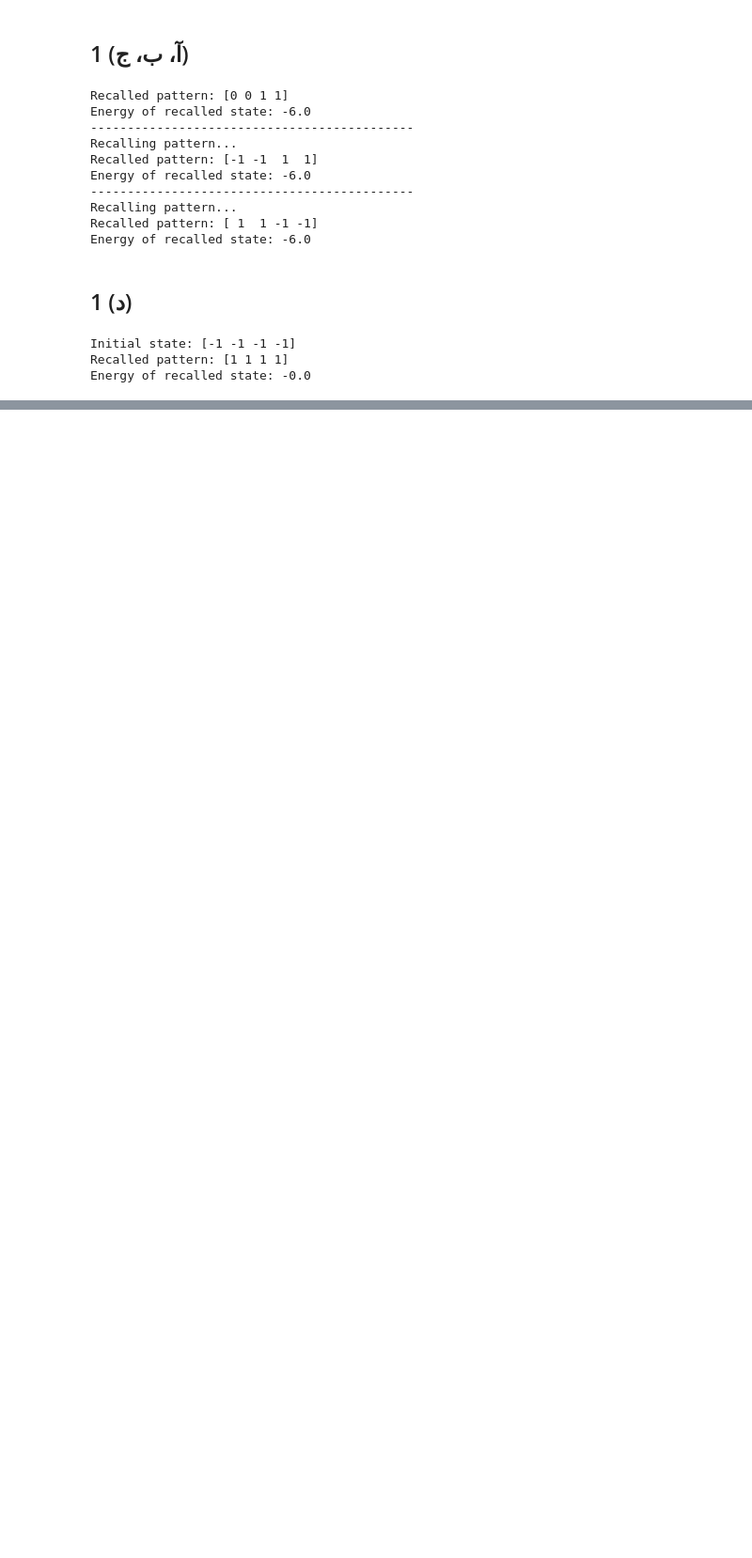
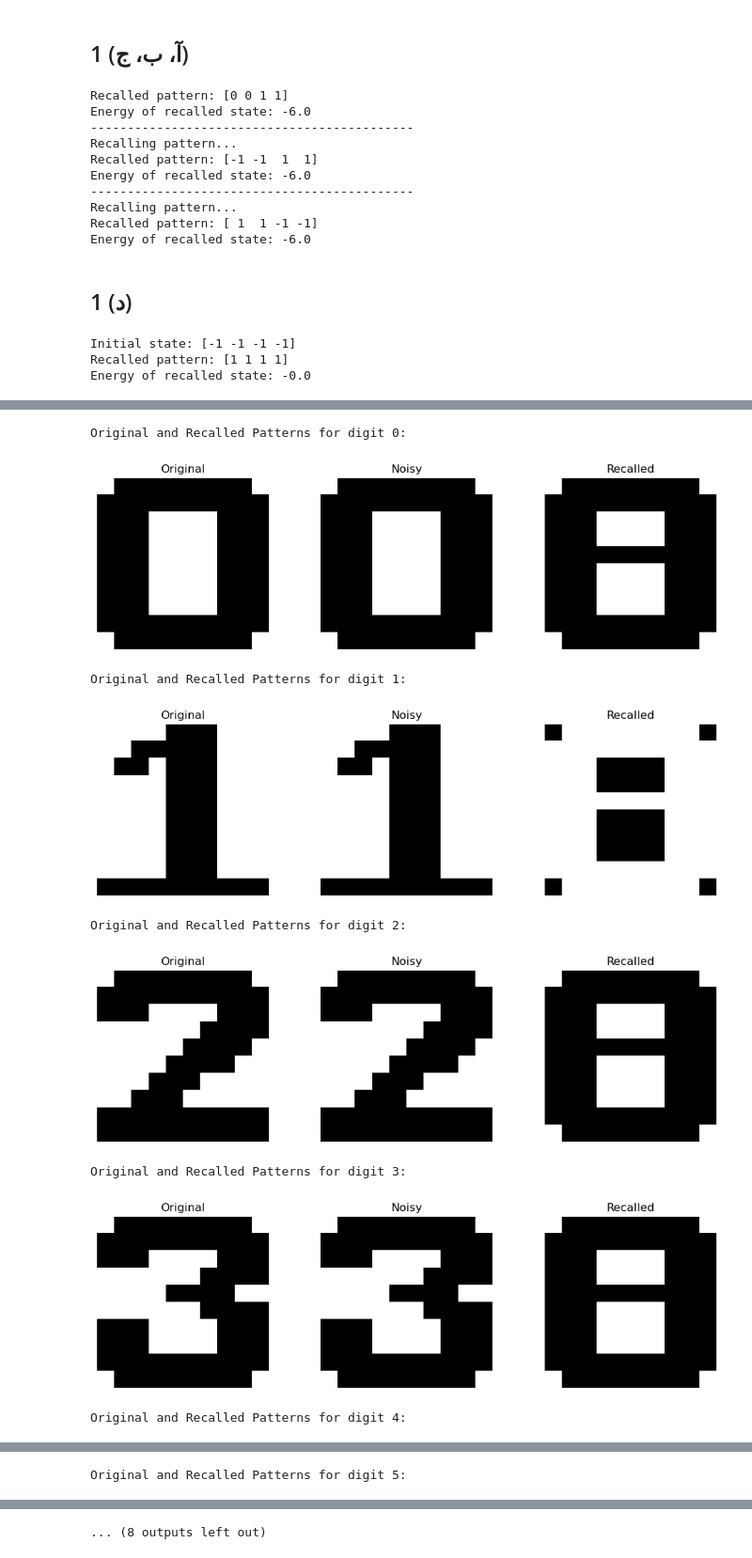
Before and after one commit to mmahdin/Computational-Intelligence-EE-AUT, a Jupyter notebook: lab/6/main.ipynb, the cells around one changed output, grey strips where cells are left out. Shown at 94% size. Saved outputs shown, nothing was run; the diff lists cells and outputs as text; code cells hidden in the pictures; blank space fills up the shorter version.

Commit message:
lab6 -> digits classification

```diff
--- a/lab/6/main.ipynb
+++ b/lab/6/main.ipynb
@@ -246,0 +470,30 @@ Original and Recalled Patterns:
+# %%
+digits = []
+for i in range(10):
+    digits.append(eval(f'digit_{i}').flatten())
+
+num_neurons = digits[0].shape[0]
+hopfield_net = HopfieldNetwork(num_neurons=num_neurons)
+hopfield_net.train(digits)
+
+noisy_digits = []
+for i in range(10):
+    noisy_digits.append(hopfield_net.add_noise(digits[i], noise_level=0.0))
+
+recalled_digits = []
+for i in range(10):
+    recalled_digits.append(hopfield_net.recall(noisy_digits[i]))
+
+for i in range(10):
+    print(f"Original and Recalled Patterns for digit {i}:")
+    display_pattern([digits[i], noisy_digits[i], recalled_digits[i]], ["Original", "Noisy", "Recalled"], (10,10))
+# %% [output]
+Original and Recalled Patterns for digit 0:
+[figure, added]
+Original and Recalled Patterns for digit 1:
+[figure, added]
+Original and Recalled Patterns for digit 2:
+[figure, added]
+Original and Recalled Patterns for digit 3:
+[figure, added]
+Original and Recalled Patterns for digit 4:
@@ -246,0 +501 @@ Original and Recalled Patterns:
+Original and Recalled Patterns for digit 5:
@@ -246,0 +503 @@ Original and Recalled Patterns:
+... (8 outputs left out)
```
Also changed, not shown: parts of 14 cells of this notebook.
